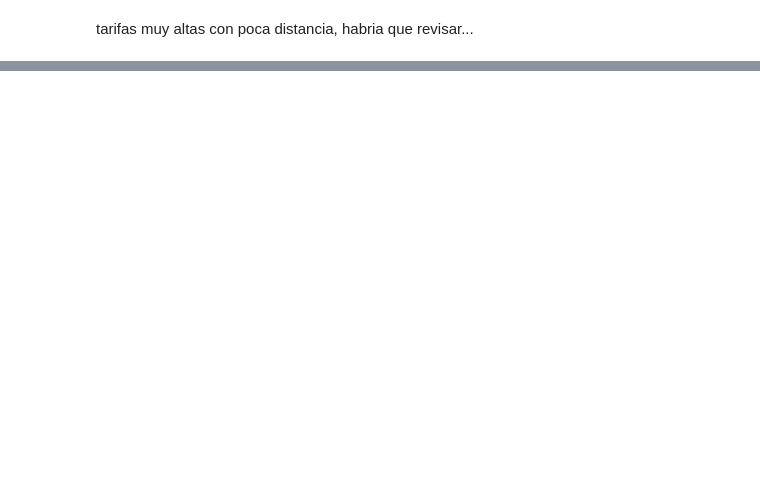
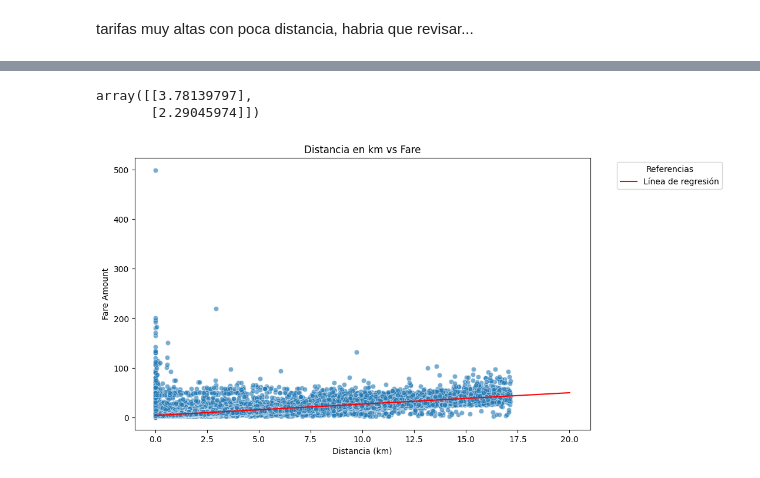
Before and after one commit to CaterinaMartinezD/AA1-TUIA-2025C1-Casado-MartinezDufour, a Jupyter notebook: TP-Regresion-AA1-2025C1.ipynb, the cells around one changed output, grey strips where cells are left out. Drawn from its saved outputs; the diff is of its cells as text; code cells hidden in the pictures; blank space fills up the shorter version.

Commit message:
agregado de entrenamiento por descenso del gradiente

```diff
--- a/TP-Regresion-AA1-2025C1.ipynb
+++ b/TP-Regresion-AA1-2025C1.ipynb
@@ -376,0 +644,9 @@ train_df.info()
+# %%
+# modelo simple con 2 variables distance_km y fare_amount
+# separar train_df en X e y, donde y es fare_amount y X es la distancia_km
+
+#tenemos tran_df y test_df
+#dividir train_df en train y val
+
+train2_df, val_df = train_test_split(train_df, test_size=0.125, random_state=42)
+train_df.shape, val_df.shape, test_df.shape
@@ -376,0 +655,11 @@ train_df.info()
+# %%
+y_train = train_df['fare_amount']
+X_train = train_df[['distance_km']]
+
+y_val = val_df['fare_amount']
+X_val = val_df[['distance_km']]
+
+y_test = test_df['fare_amount']
+X_test = test_df[['distance_km']]
+
+X_train.shape, X_val.shape, X_test.shape
@@ -376,0 +672,7 @@ train_df.info()
+# %%
+X_train= X_train.values.reshape(-1, 1)
+y_train= y_train.values.reshape(-1, 1)
+X_val= X_val.values.reshape(-1, 1)
+y_val= y_val.values.reshape(-1, 1)
+X_test= X_test.values.reshape(-1, 1)
+y_test= y_test.values.reshape(-1, 1)
@@ -376,0 +684,2 @@ train_df.info()
+# %%
+W=mini_batch_gradient_descent(X_train, y_train, X_val, y_val, lr=0.02, batch_size=391, epochs=100, grad_fn=mse_gradient)
@@ -376,0 +689,23 @@ train_df.info()
+# %%
+W
+# %% [output]
+array([[3.78139797],
+       [2.29045974]])
+# %%
+# graficar recta sobre escatter plot de la distancia en km vs fare_amount, color franja horaria
+# Generar predicciones para la línea de regresión
+
+x_line = np.linspace(0, 20, 100)  # rango de distancia
+y_line = W[0] + W[1] * x_line
+
+# Graficar scatter plot y línea de regresión
+plt.figure(figsize=(10, 6))
+sns.scatterplot(data=train_df, x='distance_km', y='fare_amount', alpha=0.6)
+plt.plot(x_line, y_line, color='red', label='Línea de regresión')
+plt.title('Distancia en km vs Fare')
+plt.xlabel('Distancia (km)')
+plt.ylabel('Fare Amount')
+plt.legend(title='Referencias', bbox_to_anchor=(1.05, 1), loc='upper left')
+plt.show()
+# %% [output]
+[figure, added]
```
Also changed, not shown: parts of 42 cells of this notebook.
